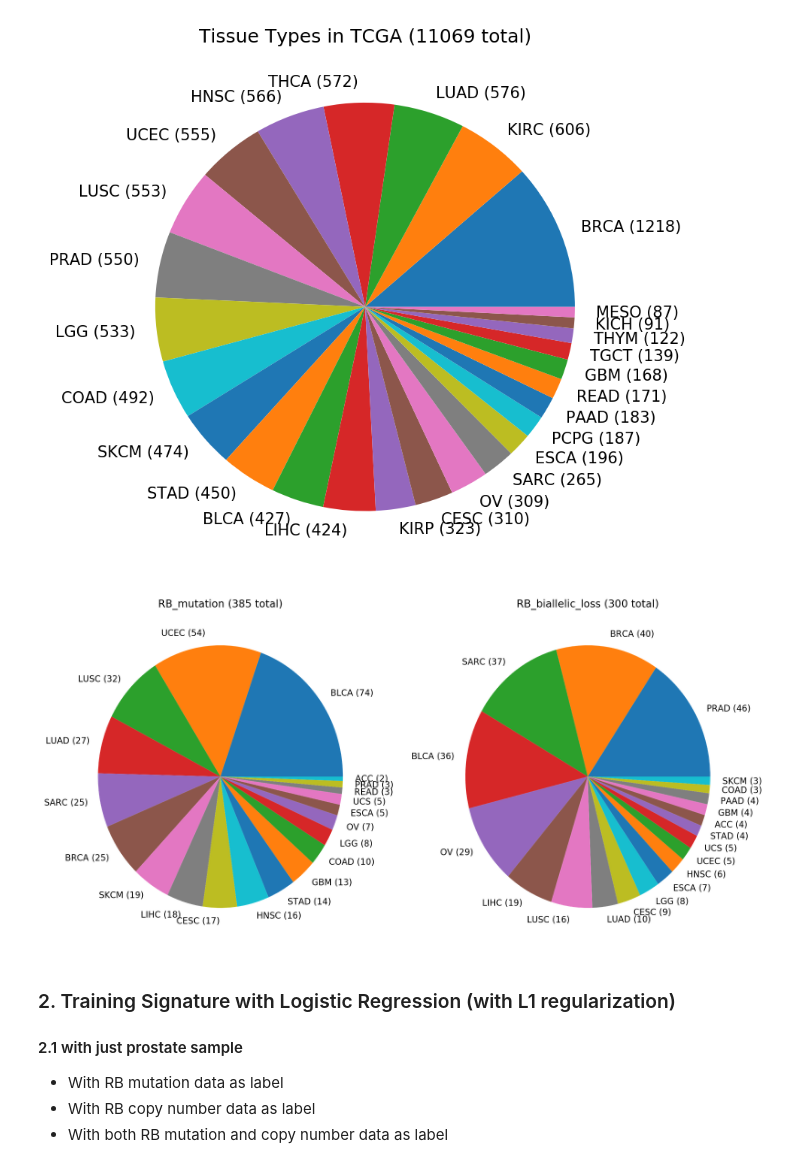
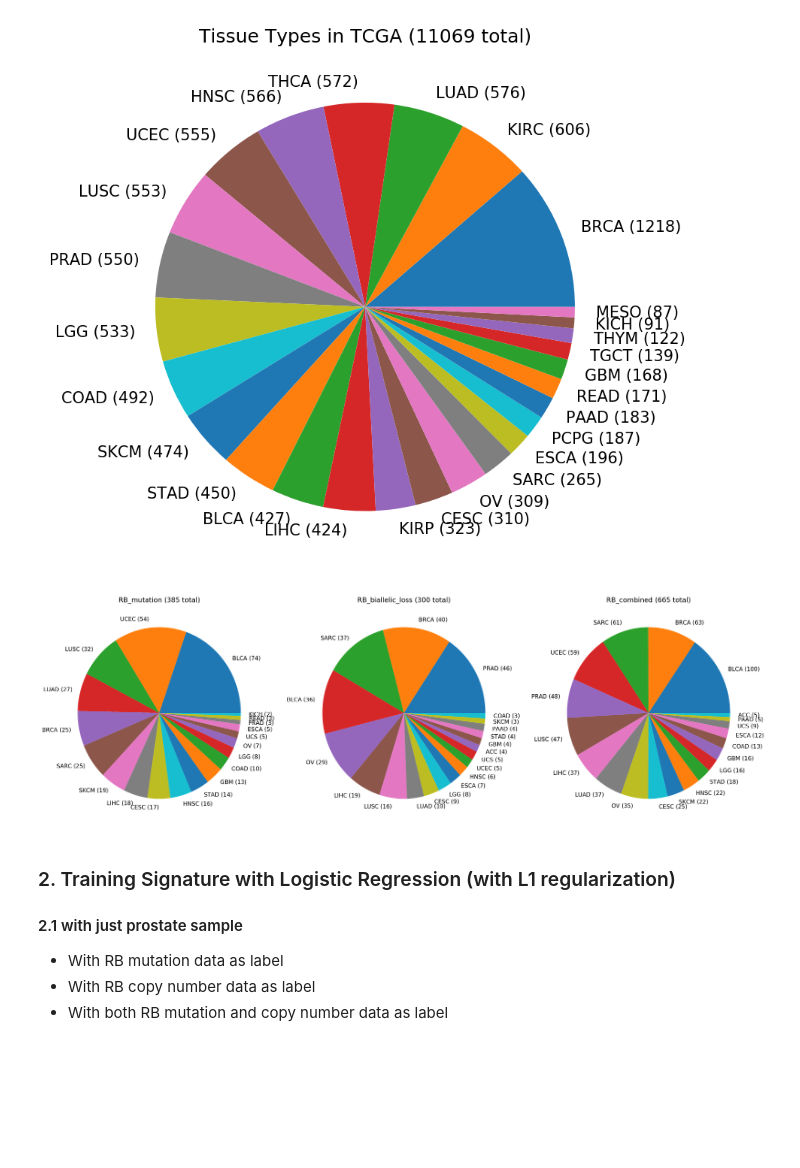
Before and after one commit to MollyZhang/ARsig_python, a Jupyter notebook: RB1sig.ipynb, the cells around one changed output. Saved outputs shown, nothing was run; the diff lists cells and outputs as text; code cells hidden in the pictures; blank space fills up the shorter version.

Commit message:
pi chart of all rb labels

```diff
--- a/RB1sig.ipynb
+++ b/RB1sig.ipynb
@@ -129,16 +129,17 @@ fig.savefig("./figures/PieChart_TCGA_tissues.png", dpi=150)
 # %% [output]
 [figure]
 # %%
-fig, axes = plt.subplots(ncols=2, nrows=1, figsize=(14,7), dpi=200)
-for i, rb_type in enumerate(["RB_mutation", "RB_biallelic_loss"]):
+label_df = pd.read_csv("./data/TCGA/RB_labels.csv", index_col="sample_id")
+fig, axes = plt.subplots(ncols=3, nrows=1, figsize=(22,7), dpi=200)
+for i, rb_type in enumerate(["RB_mutation", "RB_biallelic_loss", "RB_combined"]):
     plot_df = label_df[label_df[rb_type]==1]["tissue"].value_counts()
     plot_df.index = [i+" ({0})".format(plot_df.loc[i]) for i in plot_df.index]
     plot_df[:20].plot.pie(ax=axes[i])
     axes[i].set_ylabel("")
     axes[i].set_title(rb_type + " ({0} total)".format(sum(plot_df),fontsize=12))
 fig.savefig("./figures/PieChart_RB_positives_tissues.png", dpi=200)
 # %% [output]
-[figure, old version]
+[figure, new version]
 # %%
 label_df.to_csv("./data/TCGA/RB_labels.csv")
 # %% [markdown]
```
Also changed, not shown: 1 other file.
